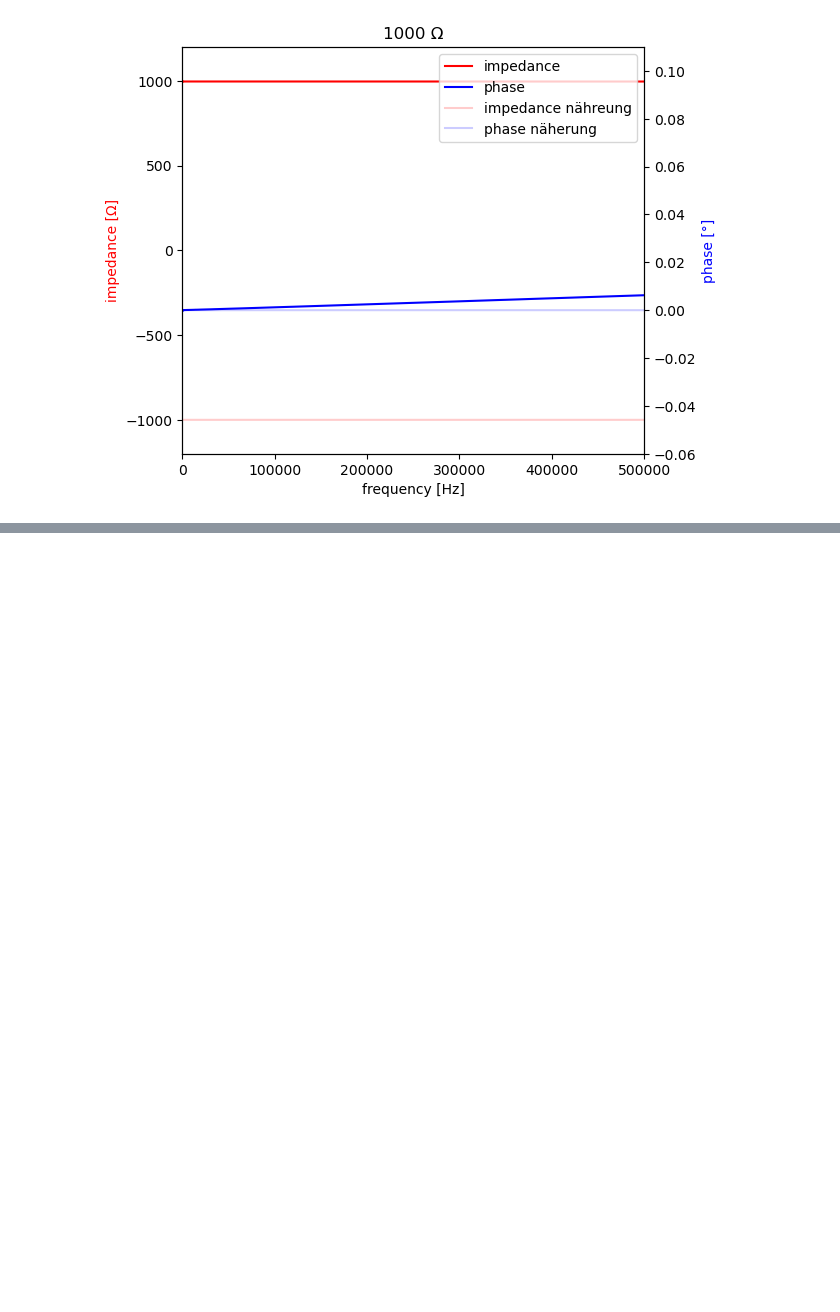
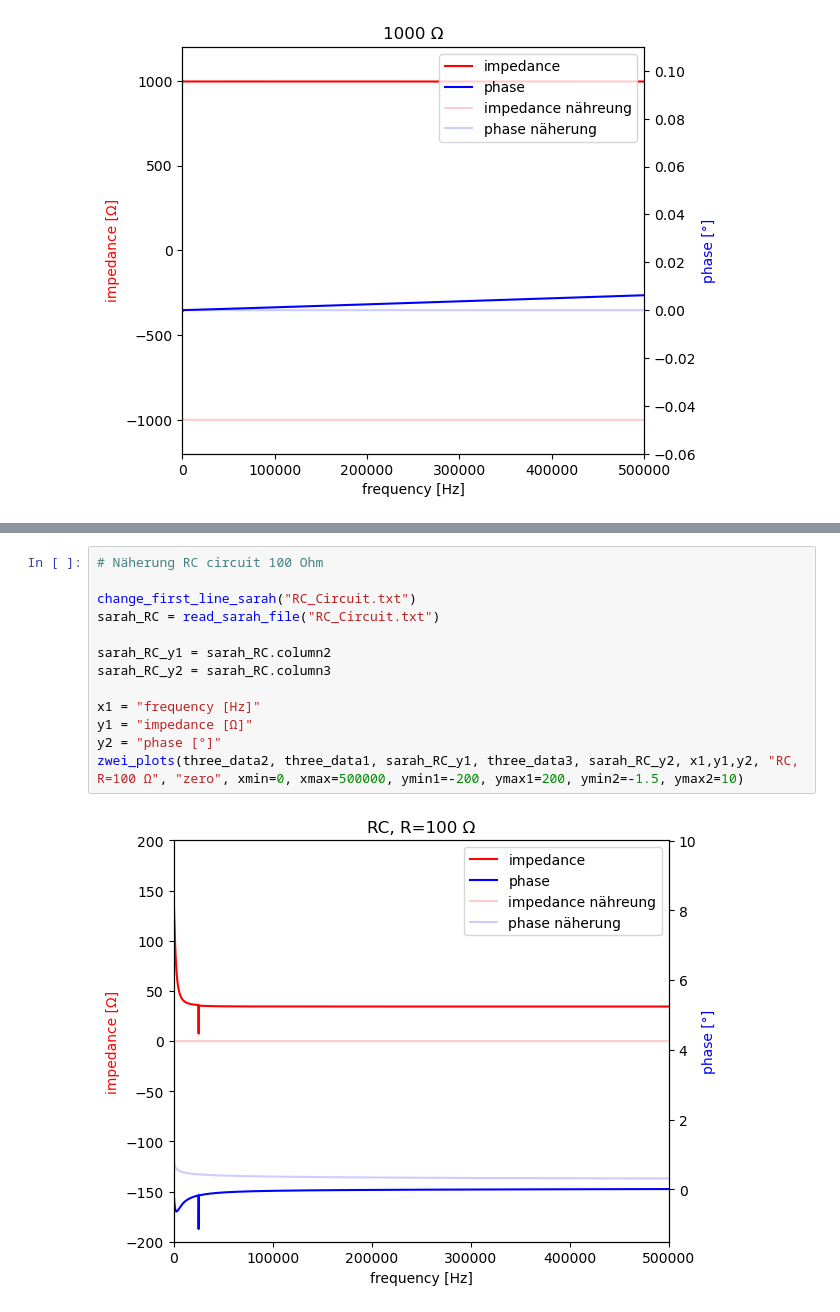
Before and after one commit to gravity225/impedanz, a Jupyter notebook: impedanz.ipynb, the cells around one changed output, grey strips where cells are left out. Saved outputs shown, nothing was run; the diff lists cells and outputs as text; blank space fills up the shorter version.

```diff
--- a/impedanz.ipynb
+++ b/impedanz.ipynb
@@ -415,0 +418,15 @@ zwei_plots(zero_data2, zero_data1, sarah_1000_y1, zero_data3, sarah_1000_y2, x1,
+# %%
+# Näherung RC circuit 100 Ohm
+
+change_first_line_sarah("RC_Circuit.txt")
+sarah_RC = read_sarah_file("RC_Circuit.txt")
+
+sarah_RC_y1 = sarah_RC.column2
+sarah_RC_y2 = sarah_RC.column3
+
+x1 = "frequency [Hz]"
+y1 = "impedance [Ω]"
+y2 = "phase [°]"
+zwei_plots(three_data2, three_data1, sarah_RC_y1, three_data3, sarah_RC_y2, x1,y1,y2, "RC, R=100 Ω", "zero", xmin=0, xmax=500000, ymin1=-200, ymax1=200, ymin2=-1.5, ymax2=10)
+# %% [output]
+[figure, added]
```
Also changed, not shown: parts of 5 cells of this notebook, 12 other files.
